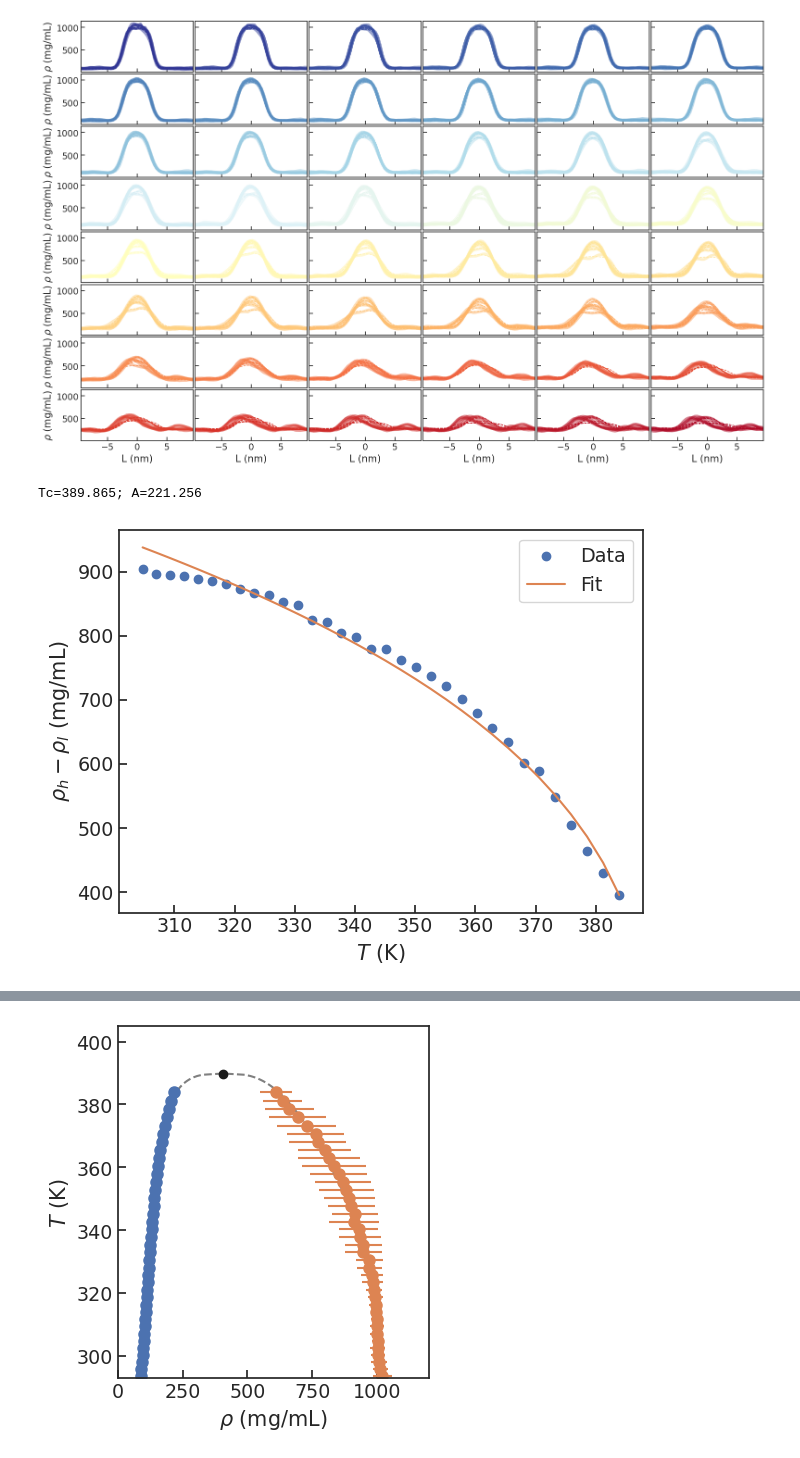
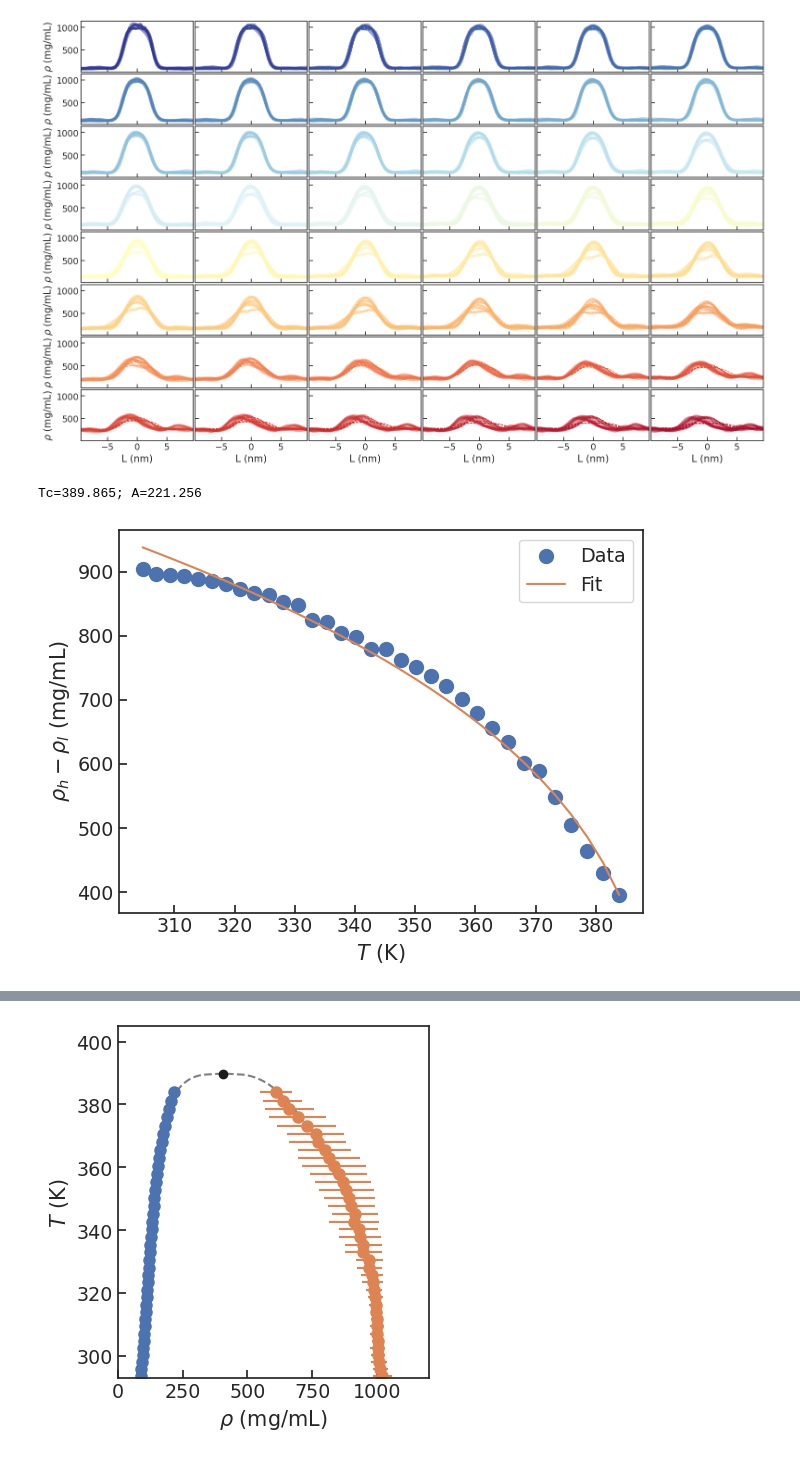
Before and after one commit to BioKT/Stickers, a Jupyter notebook: PHETYR/analysis_replex.ipynb, the cells around one changed output, grey strips where cells are left out. Saved outputs shown, nothing was run; the diff lists cells and outputs as text; code cells hidden in the pictures.

```diff
--- a/PHETYR/analysis_replex.ipynb
+++ b/PHETYR/analysis_replex.ipynb
@@ -184,21 +185,21 @@ plt.savefig
 # %%
 xvals = np.array(temps)[5:-10]
 yvals = np.array([x[0][1]-x[0][0] for x in rho_vals_gsy])[5:-10]
 
 popt, pcov = curve_fit(critical_temp, xvals, yvals, p0=[420,100])
 print ("Tc=%g; A=%g"%(popt[0], popt[1]))
 Tc_gsy = popt[0]
 A_gsy = popt[1]
 
-plt.plot(xvals, yvals, 'o', label='Data')
+plt.plot(xvals, yvals, 'o', label='Data', ms=10)
 plt.plot(xvals, critical_temp(xvals, popt[0], popt[1]), '-', label='Fit')
 plt.xlabel('$T$ (K)')
 plt.ylabel(r'$\rho_h - \rho_l$ (mg/mL)')
 plt.legend(loc=1)
 plt.tight_layout()
 # %% [output]
 Tc=389.865; A=221.256
-[figure, old version]
+[figure, new version]
 # %%
 xvals = Tc_gsy - np.array(temps)[20:-10]
 yvals = np.array([0.5*(x[0][1]+x[0][0]) for x in rho_vals_gsy])[20:-10]
```
Also changed, not shown: parts of 7 cells of this notebook.
